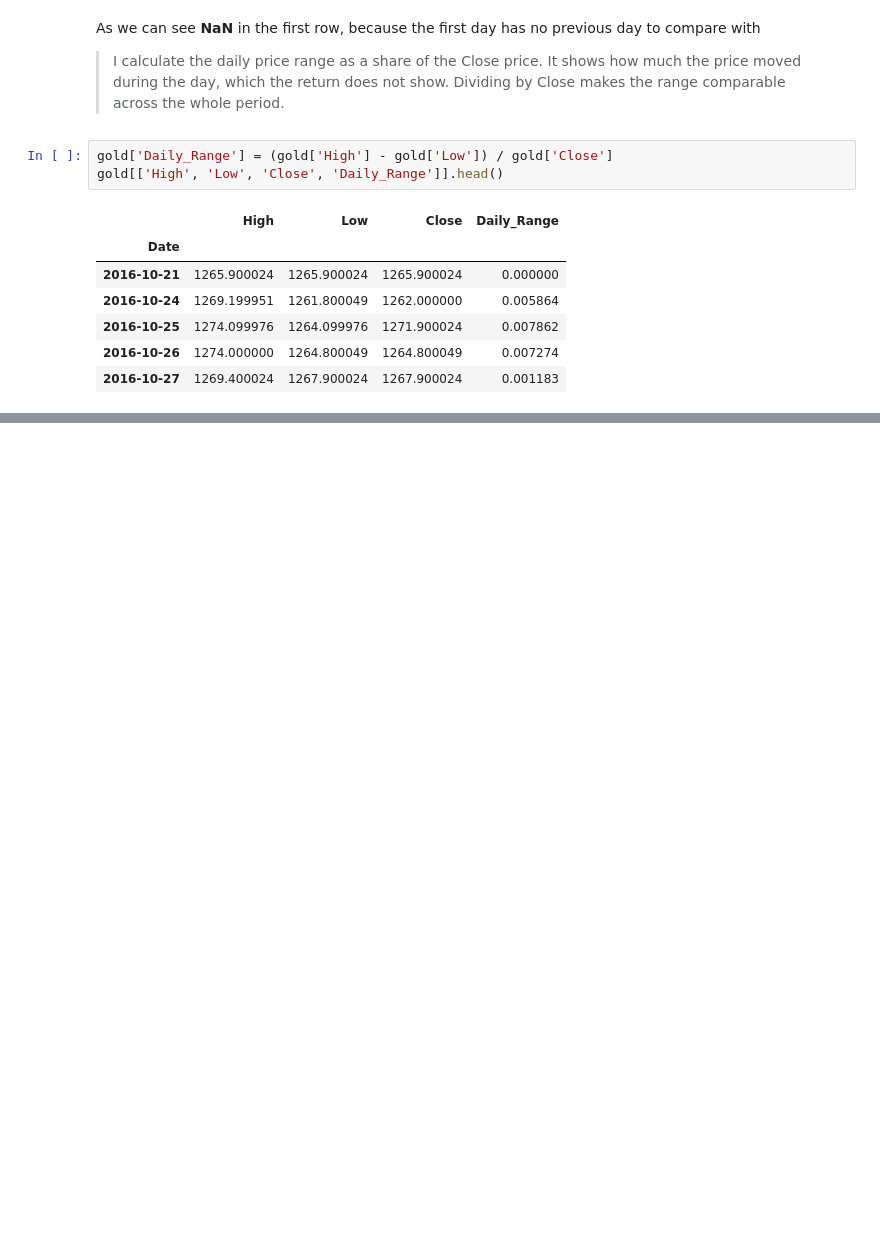
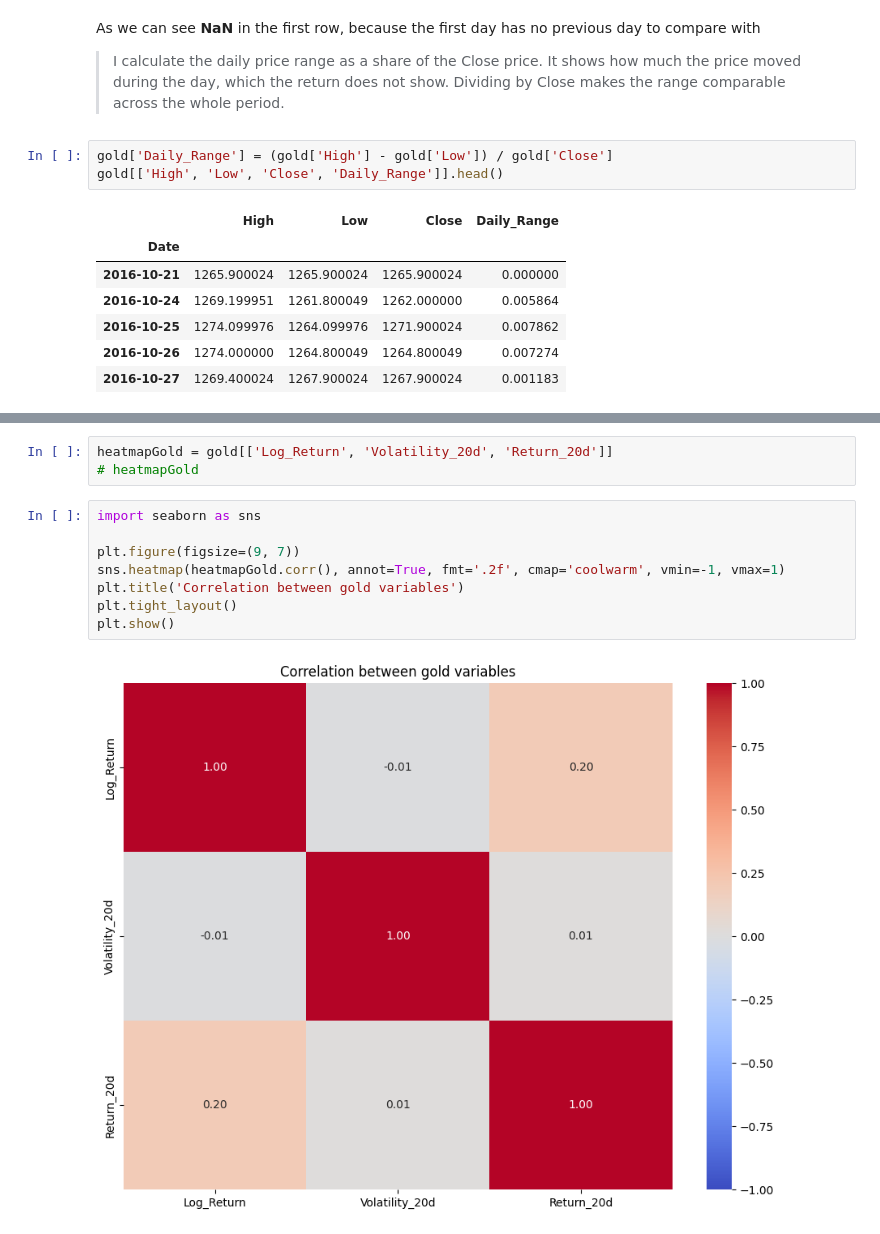
Before and after one commit to ghaflareda-ds/gold_forecast_yahoo_finance, a Jupyter notebook: Gold Forecast.ipynb, the cells around one changed output, grey strips where cells are left out. Cells and saved outputs as stored; diff of their text form; blank space fills up the shorter version.

```diff
--- a/Gold Forecast.ipynb
+++ b/Gold Forecast.ipynb
@@ -300,0 +567,13 @@ gold[['High', 'Low', 'Close', 'Daily_Range']].head()
+# %%
+heatmapGold = gold[['Log_Return', 'Volatility_20d', 'Return_20d']]
+# heatmapGold
+# %%
+import seaborn as sns
+
+plt.figure(figsize=(9, 7))
+sns.heatmap(heatmapGold.corr(), annot=True, fmt='.2f', cmap='coolwarm', vmin=-1, vmax=1)
+plt.title('Correlation between gold variables')
+plt.tight_layout()
+plt.show()
+# %% [output]
+[figure, added]
```
Also changed, not shown: parts of 33 cells of this notebook, 2 other files.
